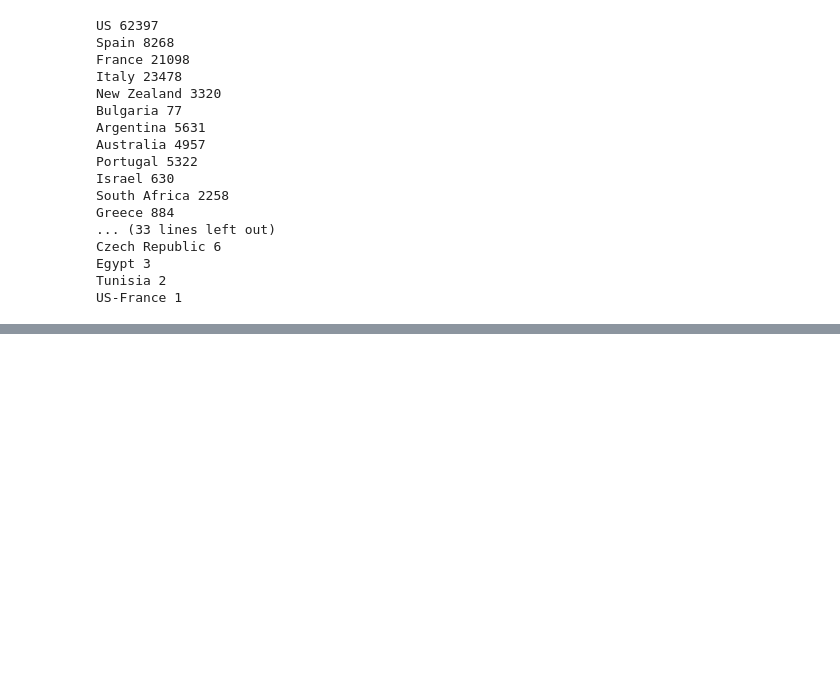
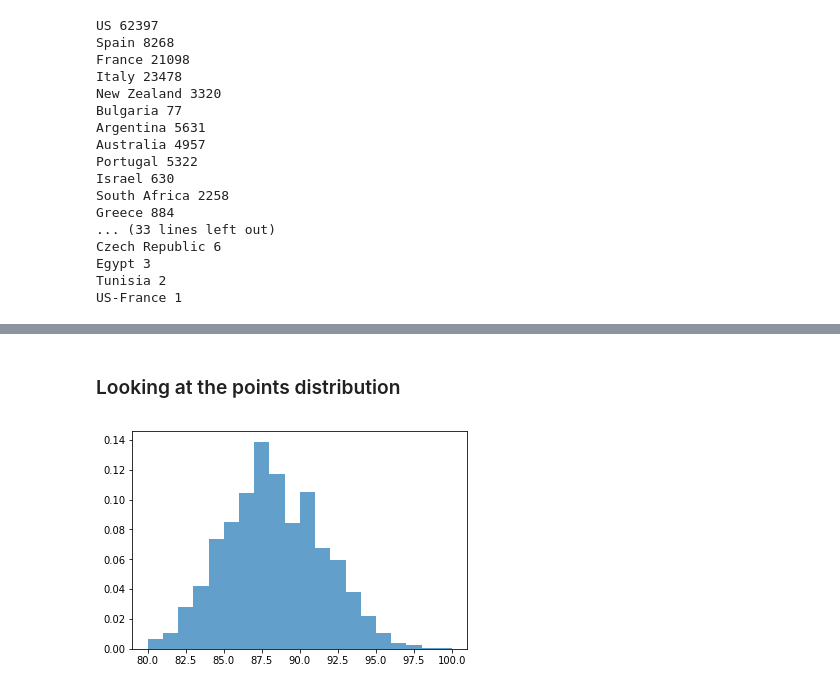
Before and after one commit to easonrecto/ORIE4741Project, a Jupyter notebook: Data Exploration.ipynb, the cells around one changed output, grey strips where cells are left out. Drawn from its saved outputs; the diff is of its cells as text; code cells hidden in the pictures; blank space fills up the shorter version.

```diff
--- a/Data Exploration.ipynb
+++ b/Data Exploration.ipynb
@@ -93,0 +219,7 @@ df
+# %% [markdown]
+### Looking at the points distribution
+# %%
+py.hist(df['points'],bins=20,normed=1,alpha=0.7)
+py.show()
+# %% [output]
+[figure, added]
```
Also changed, not shown: parts of 18 cells of this notebook.
